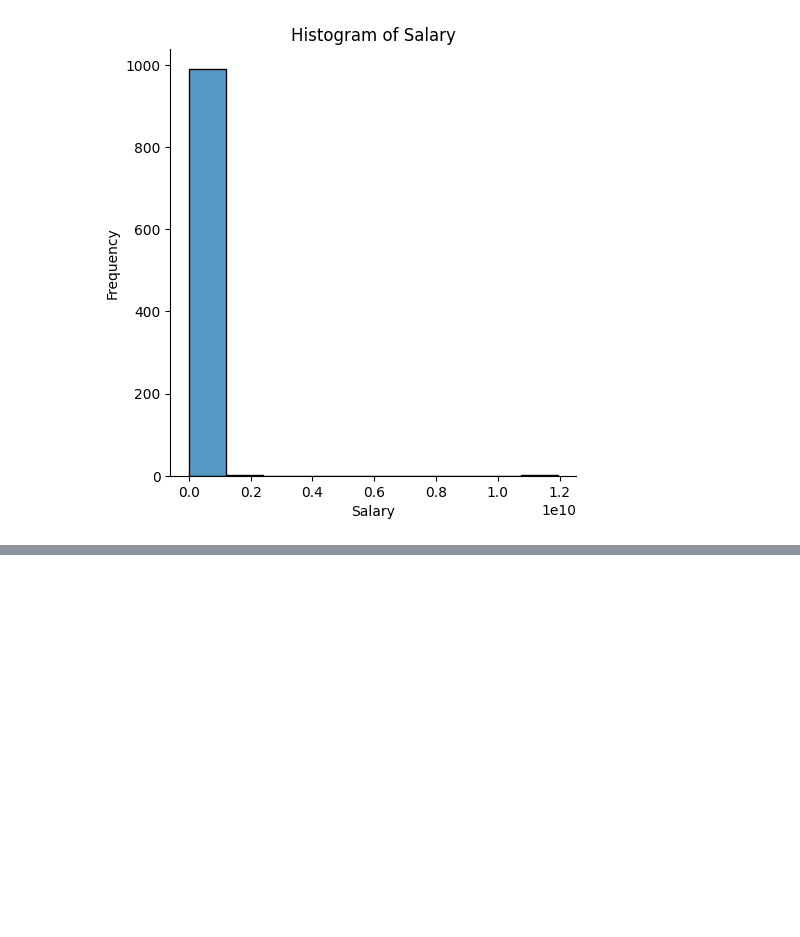
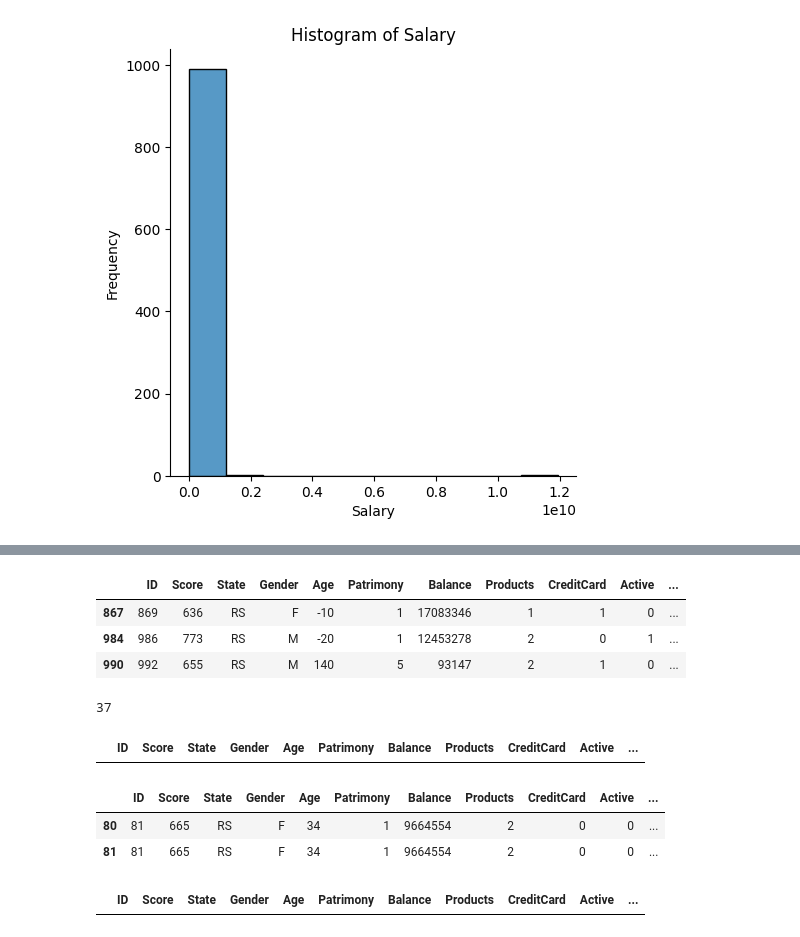
Before and after one commit to ArnaldSouza/Data-Science, a Jupyter notebook: 2. Data Cleaning and Processing (Python)/CleaningAndProcessing.ipynb, the cells around one changed output, grey strips where cells are left out. Drawn from its saved outputs; the diff is of its cells as text; code cells hidden in the pictures; blank space fills up the shorter version.

```diff
--- a/2. Data Cleaning and Processing (Python)/CleaningAndProcessing.ipynb
+++ b/2. Data Cleaning and Processing (Python)/CleaningAndProcessing.ipynb
@@ -158,0 +191,3 @@ plt.show()
+# %%
+median =  sts.median(dataset['Salary'])
+median
@@ -158,0 +196,5 @@ plt.show()
+# %%
+#replace
+dataset['Salary'].fillna(median, inplace = True)
+#Verifying if NA values were replaced
+dataset['Salary'].isnull().sum()
@@ -158,0 +220,5 @@ plt.show()
+# %%
+#fill NA with Masculino(mode)
+dataset['Gender'].fillna('Masculino', inplace=True)
+#verifying NA values
+dataset['Gender'].isnull().sum()
@@ -158,0 +227,7 @@ plt.show()
+# %%
+#Standardizes according to domain
+dataset.loc[dataset['Gender'] == 'Masculino', 'Gender'] = "M"
+dataset.loc[dataset['Gender'].isin(['Feminino','Fem']), 'Gender'] = 'F'
+#visualize the result
+grouped = dataset.groupby(['Gender']).size()
+grouped
@@ -158,0 +252,14 @@ plt.show()
+# %%
+#visualize
+dataset.loc[(dataset['Age'] < 0) | (dataset['Age'] > 120)]
+# %% [output]
+|  | ID | Score | State | Gender | Age | Patrimony | Balance | Products | CreditCard | Active | ... |
+| 867 | 869 | 636 | RS | F | -10 | 1 | 17083346 | 1 | 1 | 0 | ... |
+| 984 | 986 | 773 | RS | M | -20 | 1 | 12453278 | 2 | 0 | 1 | ... |
+| 990 | 992 | 655 | RS | M | 140 | 5 | 93147 | 2 | 1 | 0 | ... |
+# %%
+#calculate median
+median = sts.median(dataset['Age'])
+median
+# %% [output]
+37
@@ -158,0 +269,19 @@ plt.show()
+# %%
+#verifying if already exists ages out of domain
+dataset.loc[(dataset['Age'] < 0) | (dataset['Age'] > 120)]
+# %% [output]
+|  | ID | Score | State | Gender | Age | Patrimony | Balance | Products | CreditCard | Active | ... |
+# %%
+#duplicated data, we find by ID
+dataset[dataset.duplicated(['ID'],keep = False)]
+# %% [output]
+|  | ID | Score | State | Gender | Age | Patrimony | Balance | Products | CreditCard | Active | ... |
+| 80 | 81 | 665 | RS | F | 34 | 1 | 9664554 | 2 | 0 | 0 | ... |
+| 81 | 81 | 665 | RS | F | 34 | 1 | 9664554 | 2 | 0 | 0 | ... |
+# %%
+#delete by ID
+dataset.drop_duplicates(subset='ID', keep = 'first', inplace=True)
+#find duplicated
+dataset[dataset.duplicated(['ID'], keep=False)]
+# %% [output]
+|  | ID | Score | State | Gender | Age | Patrimony | Balance | Products | CreditCard | Active | ... |
```
Also changed, not shown: parts of 18 cells of this notebook.
